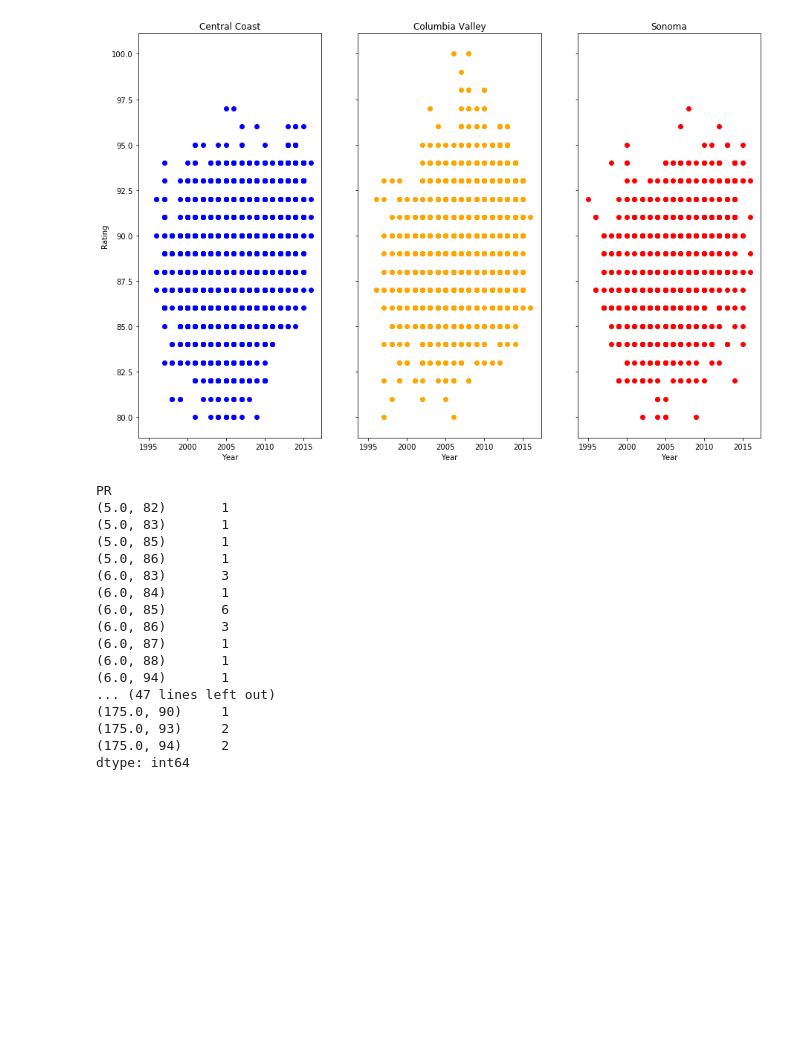
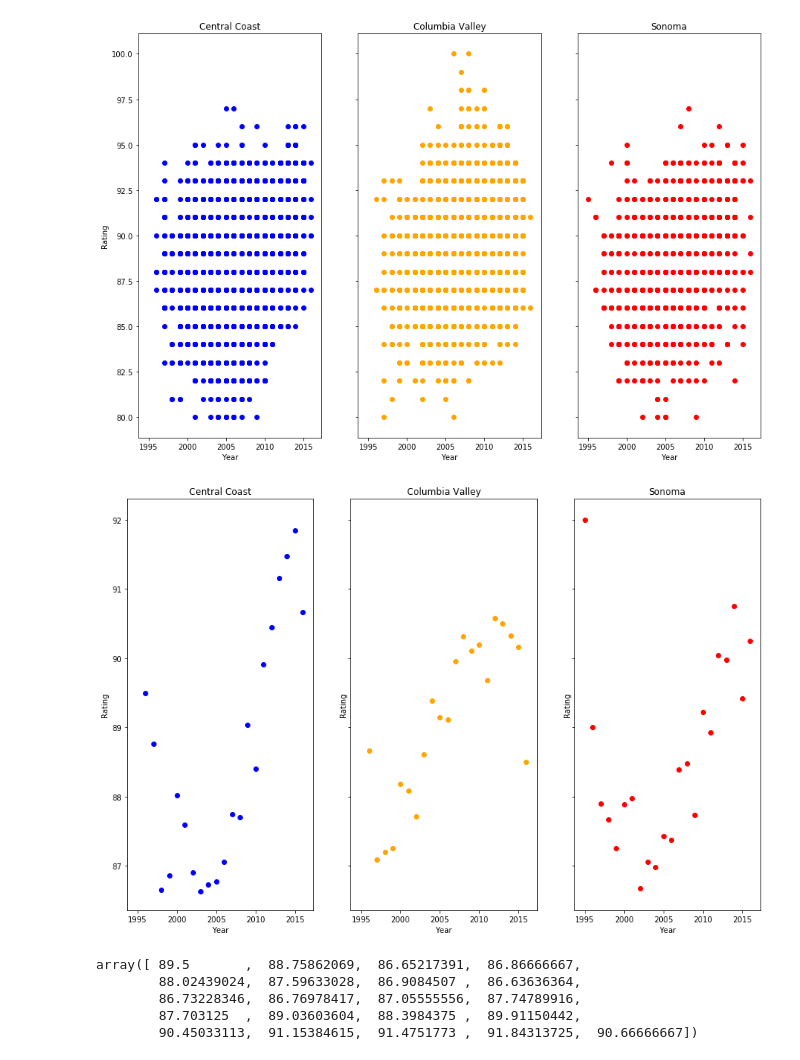
Before and after one commit to lamontal/WineScraping, a Jupyter notebook: DataAnalysis.ipynb, the cells around one changed output. Drawn from its saved outputs; the diff is of its cells as text; code cells hidden in the pictures; blank space fills up the shorter version.

```diff
--- a/DataAnalysis.ipynb
+++ b/DataAnalysis.ipynb
@@ -169,3 +172,27 @@ ax[2].set_title("Sonoma")
 plt.show()
 # %% [output]
 [figure]
+# %%
+plt.close("all")
+fig, ax = plt.subplots(1,3, sharey=True, sharex=True, figsize = (15,10))
+
+group = lpdf.groupby(["Location","Year"])["Rating"].mean()
+
+ax[0].scatter(group["Central Coast"].index,group["Central Coast"].values, color="blue")
+ax[0].set_xlabel("Year")
+ax[0].set_ylabel("Rating")
+ax[0].set_title("Central Coast")
+
+ax[1].scatter(group["Columbia Valley"].index,group["Columbia Valley"].values, color="orange")
+ax[1].set_xlabel("Year")
+ax[1].set_ylabel("Rating")
+ax[1].set_title("Columbia Valley")
+
+ax[2].scatter(group["Sonoma"].index,group["Sonoma"].values, color="red")
+ax[2].set_xlabel("Year")
+ax[2].set_ylabel("Rating")
+ax[2].set_title("Sonoma")
+
+plt.show()
+# %% [output]
+[figure, added]
@@ -172 +201,9 @@ plt.show()
+# %%
+test["Central Coast"].values
+# %% [output]
+array([ 89.5       ,  88.75862069,  86.65217391,  86.86666667,
+        88.02439024,  87.59633028,  86.9084507 ,  86.63636364,
+        86.73228346,  86.76978417,  87.05555556,  87.74789916,
+        87.703125  ,  89.03603604,  88.3984375 ,  89.91150442,
+        90.45033113,  91.15384615,  91.4751773 ,  91.84313725,  90.66666667])
 # %%
@@ -174,22 +211,2 @@ lpdf["PR"] = list(zip(lpdf["Price"], df["Rating"]))
 # %%
 uPR = lpdf.groupby("PR").size() #Getting number of unique Price,Rating combinations
-# %%
-uPR
-# %% [output]
-PR
-(5.0, 82)       1
-(5.0, 83)       1
-(5.0, 85)       1
-(5.0, 86)       1
-(6.0, 83)       3
-(6.0, 84)       1
-(6.0, 85)       6
-(6.0, 86)       3
-(6.0, 87)       1
-(6.0, 88)       1
-(6.0, 94)       1
-... (47 lines left out)
-(175.0, 90)     1
-(175.0, 93)     2
-(175.0, 94)     2
-dtype: int64
```
Also changed, not shown: parts of 8 cells of this notebook, 10 other files.
